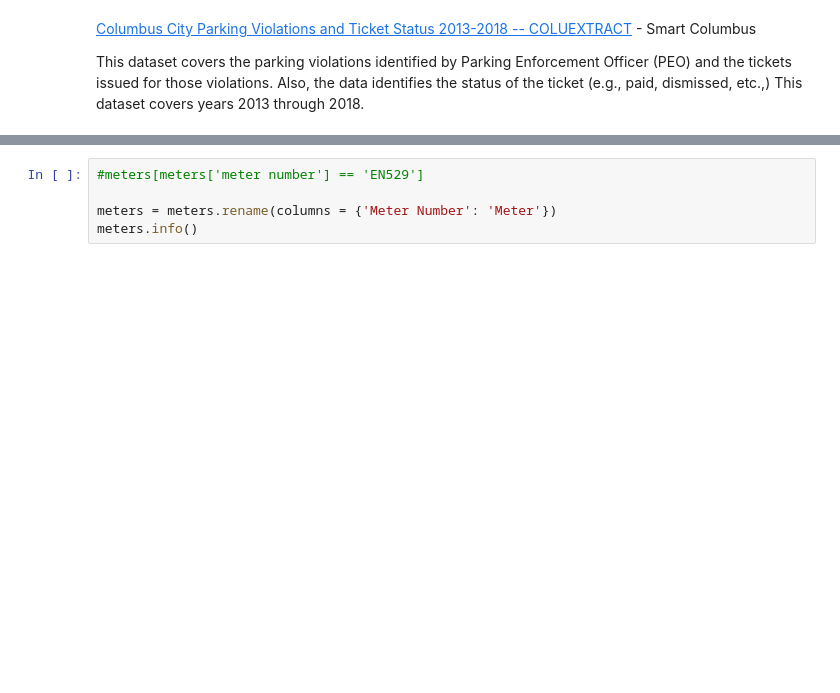
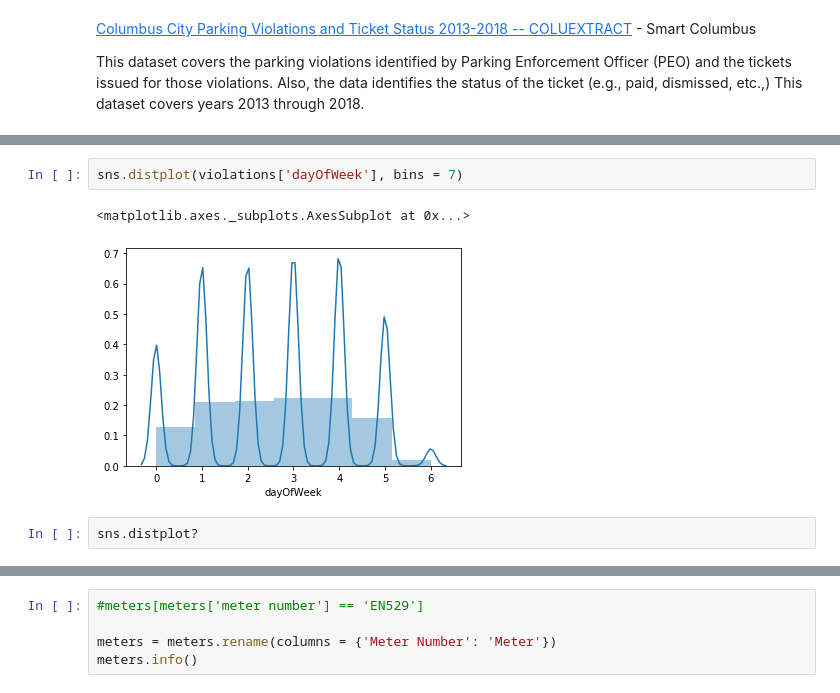
Before and after one commit to osofariu/cmh-parking-tickets, a Jupyter notebook: notebooks/Cmh_Parking_Violation.ipynb, the cells around one changed output, grey strips where cells are left out. Drawn from its saved outputs; the diff is of its cells as text; blank space fills up the shorter version.

```diff
--- a/notebooks/Cmh_Parking_Violation.ipynb
+++ b/notebooks/Cmh_Parking_Violation.ipynb
@@ -246,0 +183,7 @@ memory usage: 343.2+ KB
+# %%
+sns.distplot(violations['dayOfWeek'], bins = 7)
+# %% [output]
+<matplotlib.axes._subplots.AxesSubplot at 0x...>
+[figure, added]
+# %%
+sns.distplot?
```
Also changed, not shown: parts of 65 cells of this notebook.
